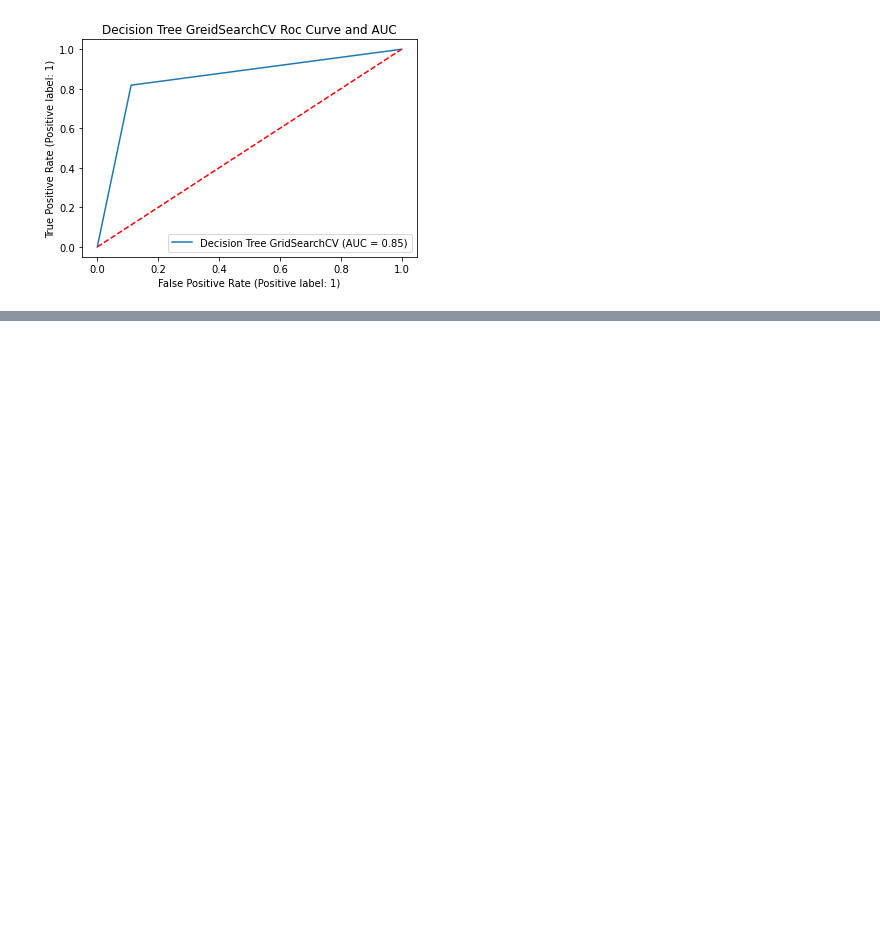
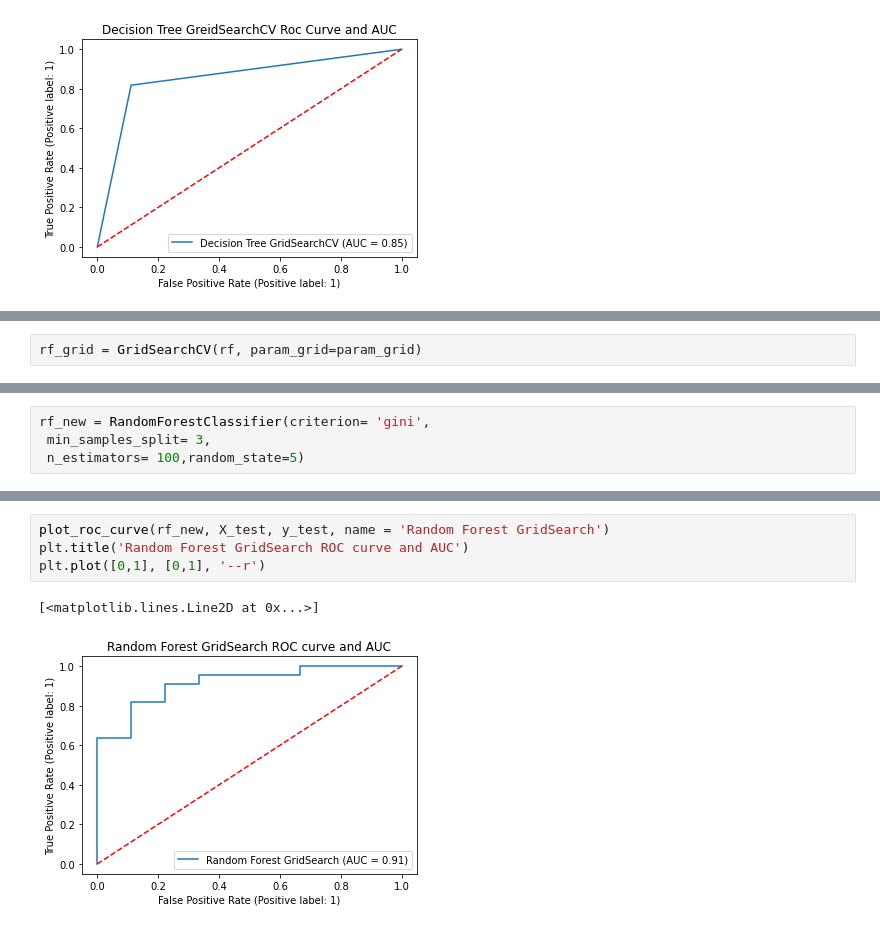
Before and after one commit to TaeMD/ML-projects, a Jupyter notebook: heart-attack-analysis.ipynb, the cells around one changed output, grey strips where cells are left out. Drawn from its saved outputs; the diff is of its cells as text; blank space fills up the shorter version.

```diff
--- a/heart-attack-analysis.ipynb
+++ b/heart-attack-analysis.ipynb
@@ -1312,0 +1348,2 @@ plt.show()
+# %%
+rf_grid = GridSearchCV(rf, param_grid=param_grid)
@@ -1312,0 +1361,4 @@ plt.show()
+# %%
+rf_new = RandomForestClassifier(criterion= 'gini',
+ min_samples_split= 3,
+ n_estimators= 100,random_state=5)
@@ -1312,0 +1375,7 @@ plt.show()
+# %%
+plot_roc_curve(rf_new, X_test, y_test, name = 'Random Forest GridSearch')
+plt.title('Random Forest GridSearch ROC curve and AUC')
+plt.plot([0,1], [0,1], '--r')
+# %% [output]
+[<matplotlib.lines.Line2D at 0x...>]
+[figure, added]
```
Also changed, not shown: parts of 15 cells of this notebook.
